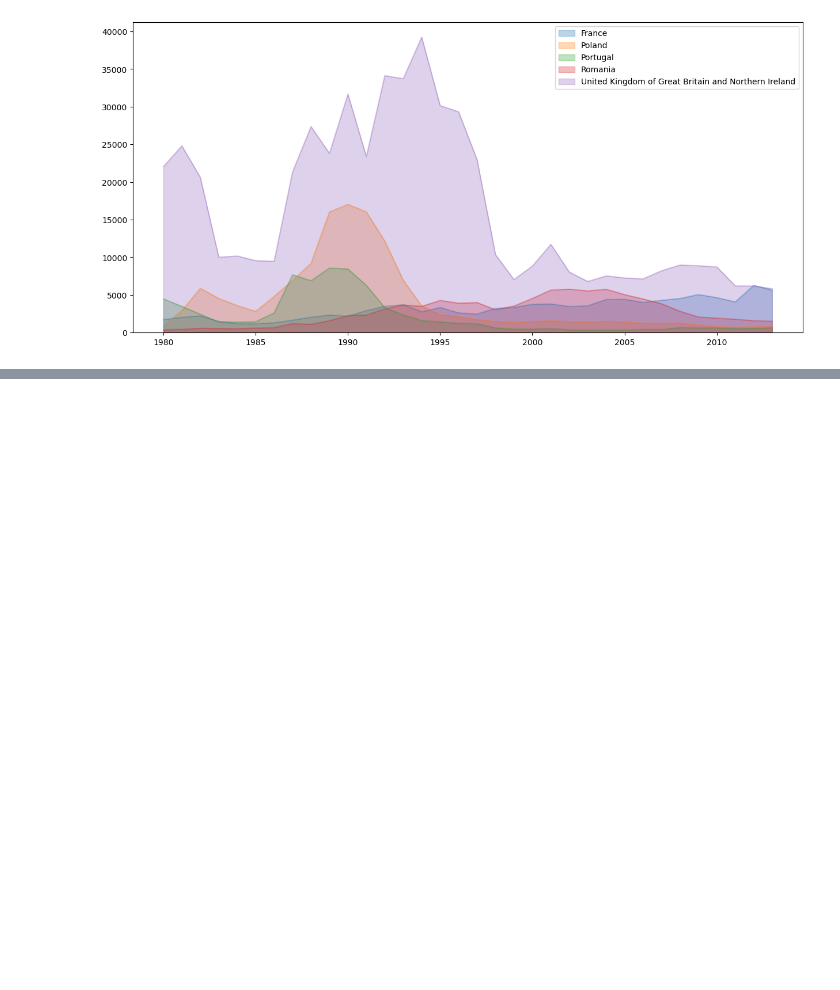
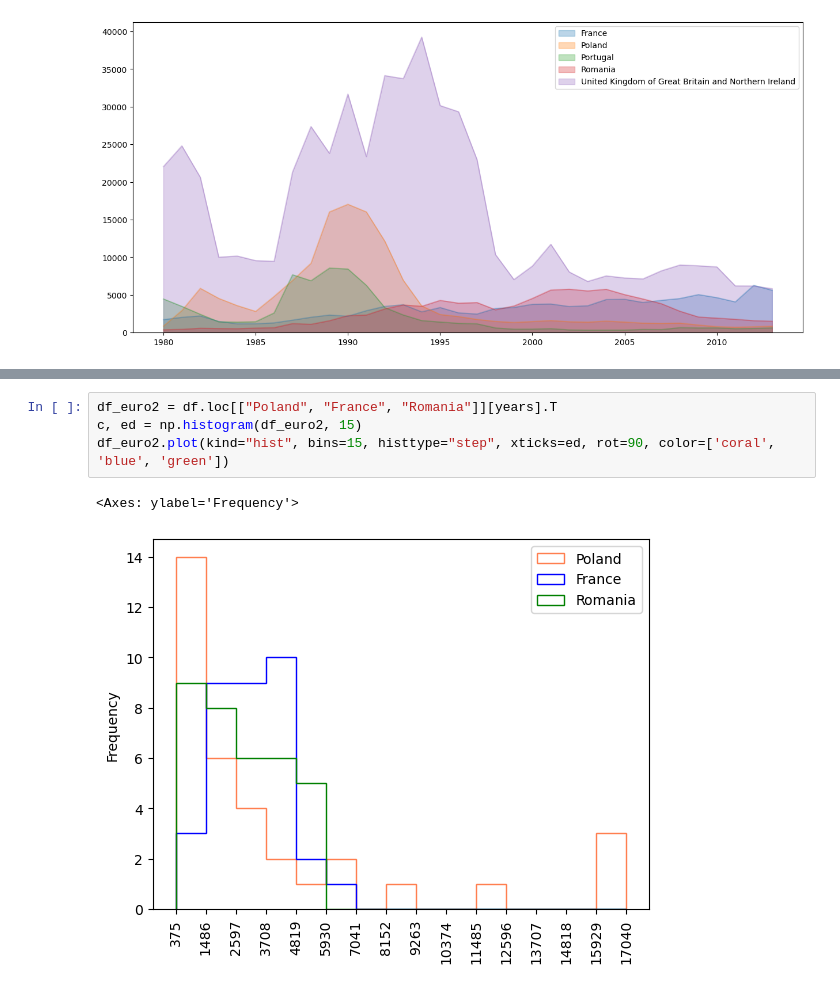
Before and after one commit to zahra-ahmadbeigloo/Data-analysis-projects, a Jupyter notebook: Canada-Immigration-Analysis/Canada-Immigration-Analysis.ipynb, the cells around one changed output, grey strips where cells are left out. Saved outputs shown, nothing was run; the diff lists cells and outputs as text; blank space fills up the shorter version.

```diff
--- a/Canada-Immigration-Analysis/Canada-Immigration-Analysis.ipynb
+++ b/Canada-Immigration-Analysis/Canada-Immigration-Analysis.ipynb
@@ -136,0 +157,7 @@ df_top_euro.plot(kind="area", alpha=0.3, stacked=False, figsize=(15,7))
+# %%
+df_euro2 = df.loc[["Poland", "France", "Romania"]][years].T
+c, ed = np.histogram(df_euro2, 15)
+df_euro2.plot(kind="hist", bins=15, histtype="step", xticks=ed, rot=90, color=['coral', 'blue', 'green'])
+# %% [output]
+<Axes: ylabel='Frequency'>
+[figure, added]
```
Also changed, not shown: parts of 20 cells of this notebook.
